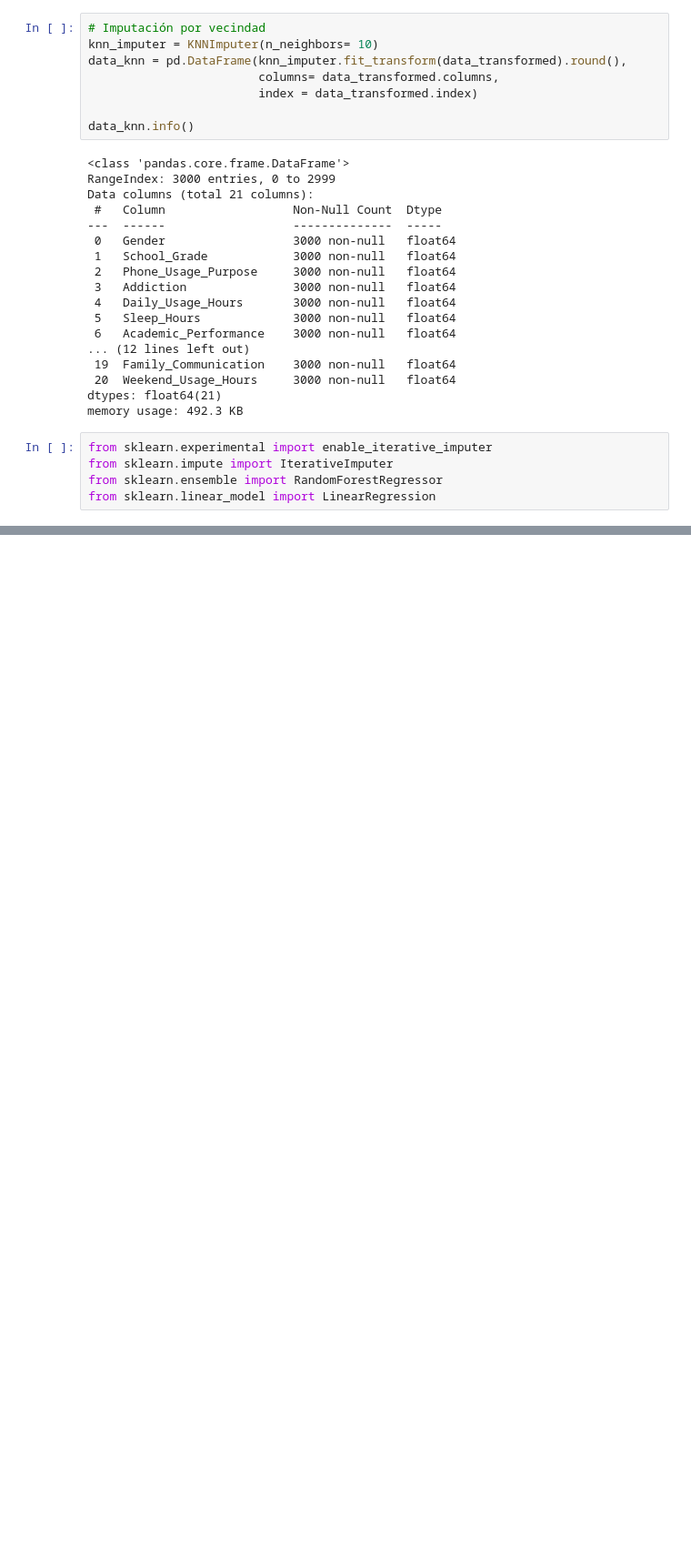
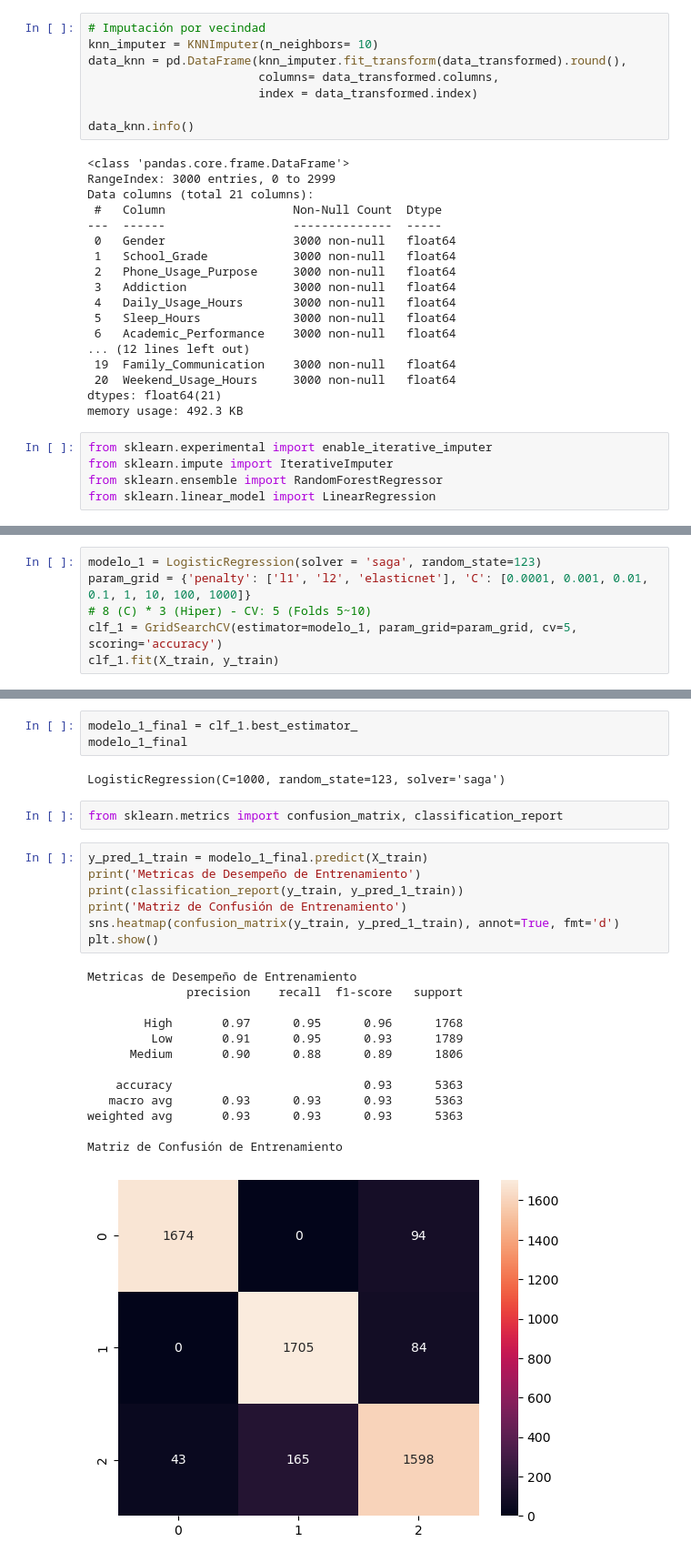
Before and after one commit to Tomaslopera/Scientific_Computing, a Jupyter notebook: Clasificacion/Caso_Clasificacion.ipynb, the cells around one changed output, grey strips where cells are left out. Shown at 91% size. Saved outputs shown, nothing was run; the diff lists cells and outputs as text; blank space fills up the shorter version.

```diff
--- a/Clasificacion/Caso_Clasificacion.ipynb
+++ b/Clasificacion/Caso_Clasificacion.ipynb
@@ -259,0 +440,6 @@ memory usage: 492.3 KB
+# %%
+modelo_1 = LogisticRegression(solver = 'saga', random_state=123)
+param_grid = {'penalty': ['l1', 'l2', 'elasticnet'], 'C': [0.0001, 0.001, 0.01, 0.1, 1, 10, 100, 1000]}
+# 8 (C) * 3 (Hiper) - CV: 5 (Folds 5~10)
+clf_1 = GridSearchCV(estimator=modelo_1, param_grid=param_grid, cv=5, scoring='accuracy')
+clf_1.fit(X_train, y_train)
@@ -259,0 +475,28 @@ memory usage: 492.3 KB
+# %%
+modelo_1_final = clf_1.best_estimator_
+modelo_1_final
+# %% [output]
+LogisticRegression(C=1000, random_state=123, solver='saga')
+# %%
+from sklearn.metrics import confusion_matrix, classification_report
+# %%
+y_pred_1_train = modelo_1_final.predict(X_train)
+print('Metricas de Desempeño de Entrenamiento')
+print(classification_report(y_train, y_pred_1_train))
+print('Matriz de Confusión de Entrenamiento')
+sns.heatmap(confusion_matrix(y_train, y_pred_1_train), annot=True, fmt='d')
+plt.show()
+# %% [output]
+Metricas de Desempeño de Entrenamiento
+              precision    recall  f1-score   support
+
+        High       0.97      0.95      0.96      1768
+         Low       0.91      0.95      0.93      1789
+      Medium       0.90      0.88      0.89      1806
+
+    accuracy                           0.93      5363
+   macro avg       0.93      0.93      0.93      5363
+weighted avg       0.93      0.93      0.93      5363
+
+Matriz de Confusión de Entrenamiento
+[figure, added]
```
Also changed, not shown: parts of 46 cells of this notebook.
